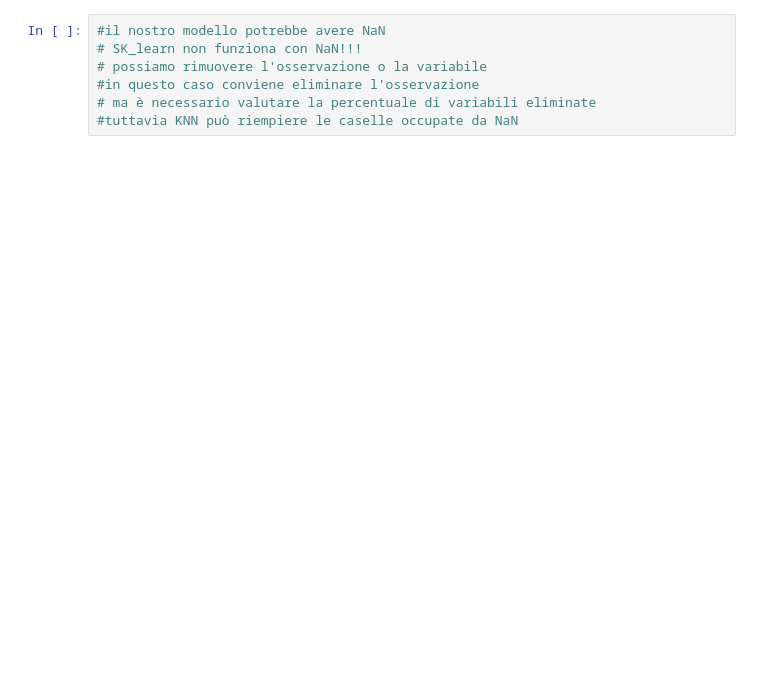
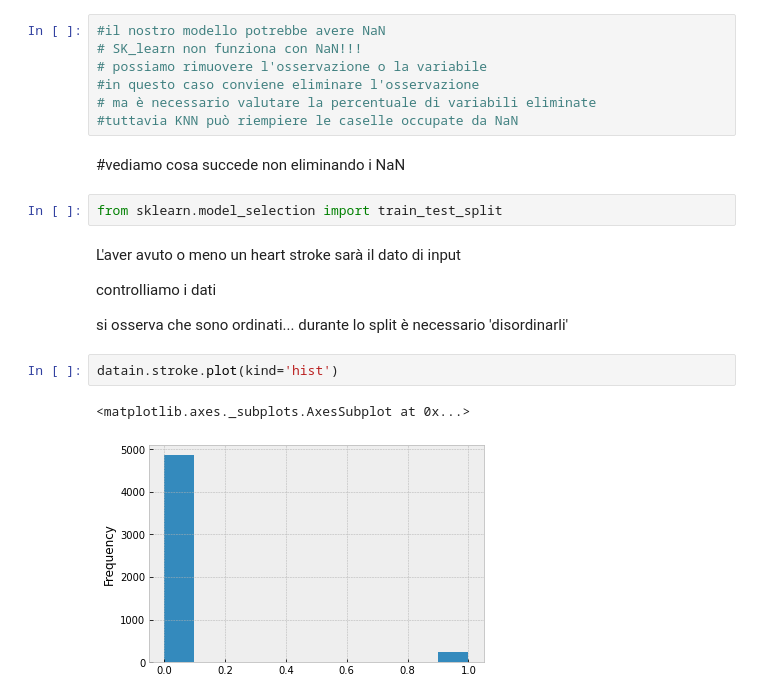
Before and after one commit to MatteoGhizzi/MLPNS2021, a Jupyter notebook: LEZ13_KNearestNeighbors.ipynb, the cells around one changed output. Saved outputs shown, nothing was run; the diff lists cells and outputs as text; blank space fills up the shorter version.

```diff
--- a/LEZ13_KNearestNeighbors.ipynb
+++ b/LEZ13_KNearestNeighbors.ipynb
@@ -169,3 +170,18 @@ pl.colorbar()
 #in questo caso conviene eliminare l'osservazione
 # ma è necessario valutare la percentuale di variabili eliminate
 #tuttavia KNN può riempiere le caselle occupate da NaN
+# %% [markdown]
+#vediamo cosa succede non eliminando i NaN
+# %%
+from sklearn.model_selection import train_test_split
+# %% [markdown]
+L'aver avuto o meno un heart stroke sarà il dato di input
+
+controlliamo i dati
+
+si osserva che sono ordinati... durante lo split è necessario 'disordinarli'
+# %%
+datain.stroke.plot(kind='hist')
+# %% [output]
+<matplotlib.axes._subplots.AxesSubplot at 0x...>
+[figure, added]
```
Also changed, not shown: parts of 46 cells of this notebook.
